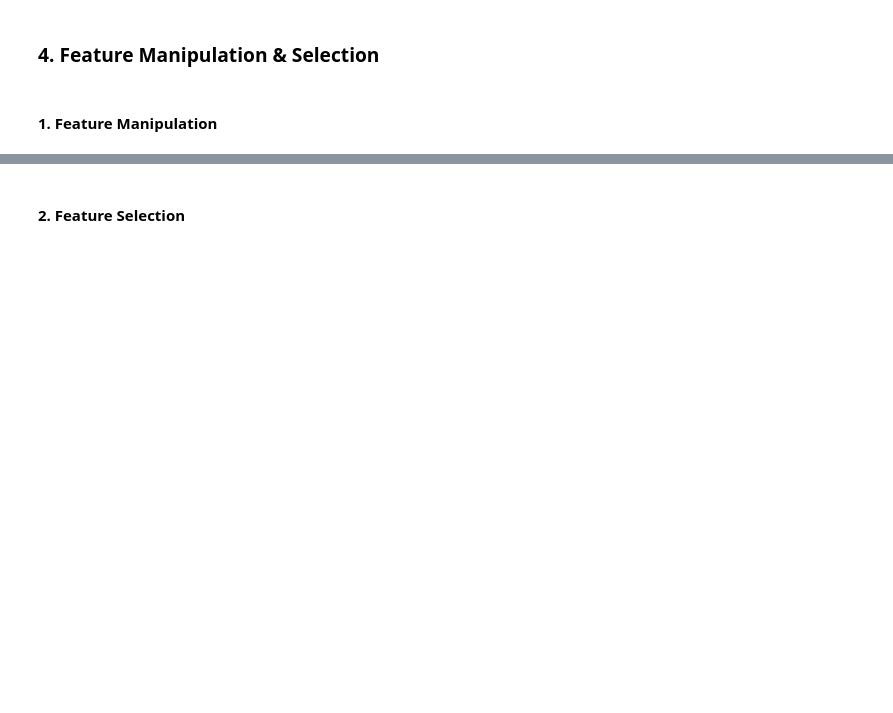
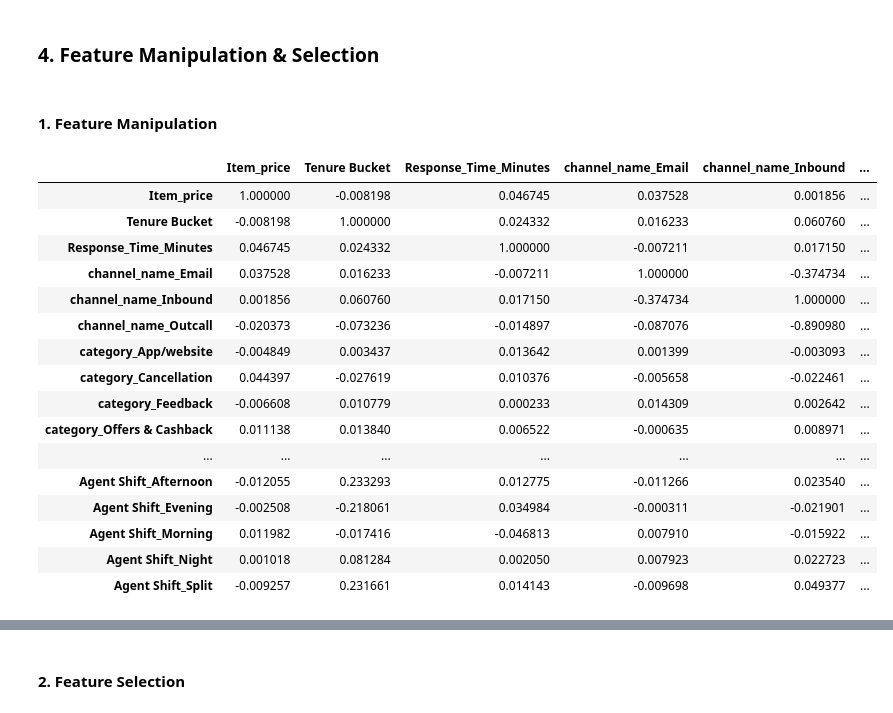
Before and after one commit to Shuvam-2000/Classification-Flipkart-Customer-Service-Satisfaction, a Jupyter notebook: Classification_Flipkart_Customer_Service_Satisfaction.ipynb, the cells around one changed output, grey strips where cells are left out. Cells and saved outputs as stored; diff of their text form; code cells hidden in the pictures; blank space fills up the shorter version.

```diff
--- a/Classification_Flipkart_Customer_Service_Satisfaction.ipynb
+++ b/Classification_Flipkart_Customer_Service_Satisfaction.ipynb
@@ -2434,0 +3229,36 @@ Answer Here.
+# %%
+from sklearn.preprocessing import OrdinalEncoder
+
+# defining the natural order
+tenure_order = [
+    'On Job Training',
+    '0-30',
+    '31-60',
+    '61-90',
+    '>90'
+]
+
+# initalize ordinal encoder
+tenure_encoder = OrdinalEncoder(
+    categories=[tenure_order],
+    handle_unknown='use_encoded_value',
+    unknown_value=-1
+)
+
+# fit and transform training data
+tenure_train_encoded = tenure_encoder.fit_transform(
+    X_train[['Tenure Bucket']]
+)
+
+# transform test data
+tenure_test_data = tenure_encoder.transform(
+    X_test[['Tenure Bucket']]
+)
+
+# replace the original column with the encoded values
+X_train['Tenure Bucket'] = tenure_train_encoded
+X_test['Tenure Bucket'] = tenure_test_data
+
+# check the results
+print("Training tenure values:")
+print(X_train['Tenure Bucket'].value_counts().sort_index())
@@ -2495,3 +3392,26 @@ Answer Here.
 #### 1. Feature Manipulation
 # %%
 # Manipulate Features to minimize feature correlation and create new features
+numerical_cols = X_train.select_dtypes(include=['number']).columns
+
+correlation_matrix = X_train[numerical_cols].corr()
+
+correlation_matrix
+# %% [output]
+|  | Item_price | Tenure Bucket | Response_Time_Minutes | channel_name_Email | channel_name_Inbound | ... |
+| Item_price | 1.000000 | -0.008198 | 0.046745 | 0.037528 | 0.001856 | ... |
+| Tenure Bucket | -0.008198 | 1.000000 | 0.024332 | 0.016233 | 0.060760 | ... |
+| Response_Time_Minutes | 0.046745 | 0.024332 | 1.000000 | -0.007211 | 0.017150 | ... |
+| channel_name_Email | 0.037528 | 0.016233 | -0.007211 | 1.000000 | -0.374734 | ... |
+| channel_name_Inbound | 0.001856 | 0.060760 | 0.017150 | -0.374734 | 1.000000 | ... |
+| channel_name_Outcall | -0.020373 | -0.073236 | -0.014897 | -0.087076 | -0.890980 | ... |
+| category_App/website | -0.004849 | 0.003437 | 0.013642 | 0.001399 | -0.003093 | ... |
+| category_Cancellation | 0.044397 | -0.027619 | 0.010376 | -0.005658 | -0.022461 | ... |
+| category_Feedback | -0.006608 | 0.010779 | 0.000233 | 0.014309 | 0.002642 | ... |
+| category_Offers & Cashback | 0.011138 | 0.013840 | 0.006522 | -0.000635 | 0.008971 | ... |
+| ... | ... | ... | ... | ... | ... | ... |
+| Agent Shift_Afternoon | -0.012055 | 0.233293 | 0.012775 | -0.011266 | 0.023540 | ... |
+| Agent Shift_Evening | -0.002508 | -0.218061 | 0.034984 | -0.000311 | -0.021901 | ... |
+| Agent Shift_Morning | 0.011982 | -0.017416 | -0.046813 | 0.007910 | -0.015922 | ... |
+| Agent Shift_Night | 0.001018 | 0.081284 | 0.002050 | 0.007923 | 0.022723 | ... |
+| Agent Shift_Split | -0.009257 | 0.231661 | 0.014143 | -0.009698 | 0.049377 | ... |
```
Also changed, not shown: parts of 88 cells of this notebook.
